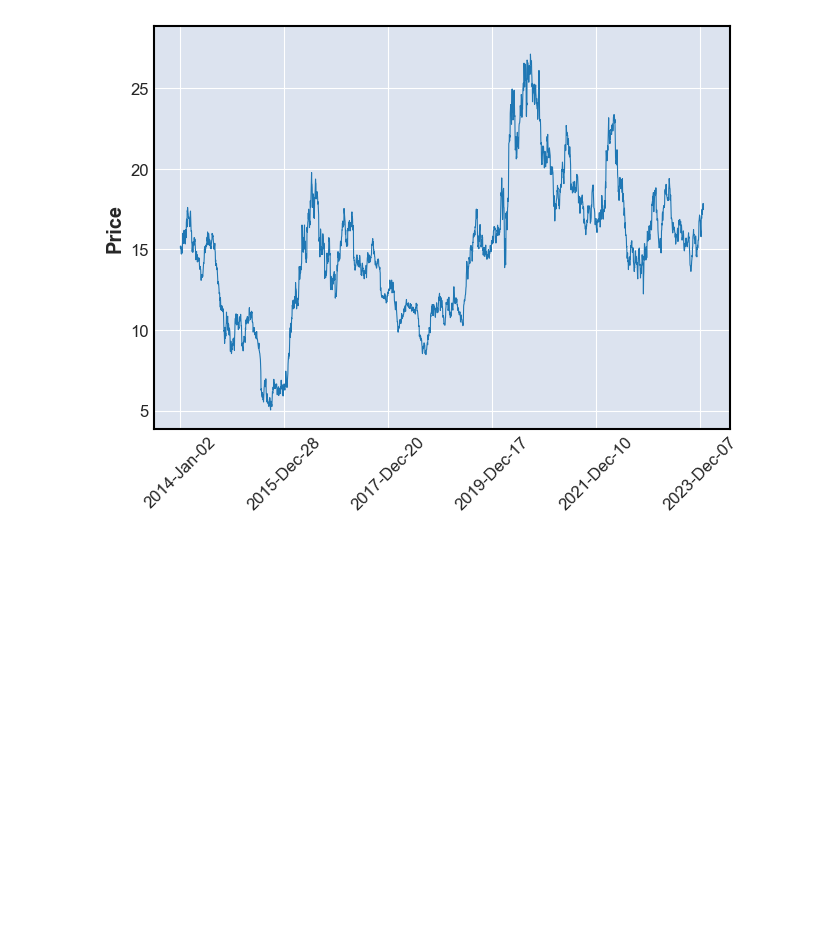
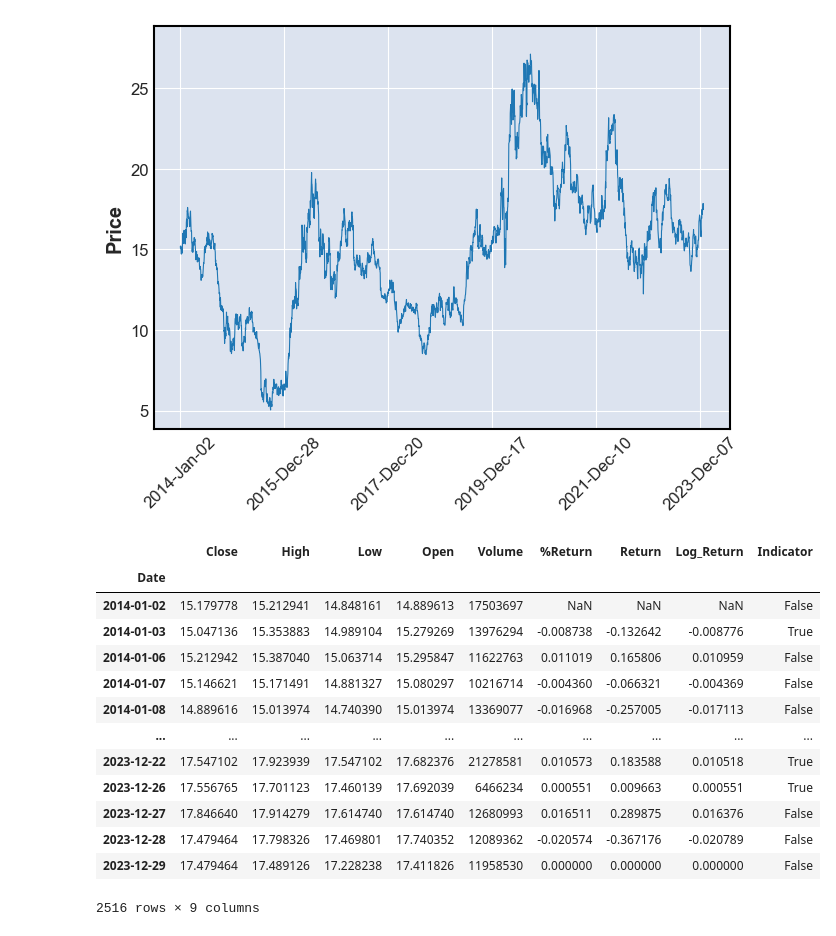
Before and after one commit to jaytai3336/test_backtesting, a Jupyter notebook: INVEST SOC QF QN2.ipynb, the cells around one changed output. Saved outputs shown, nothing was run; the diff lists cells and outputs as text; code cells hidden in the pictures; blank space fills up the shorter version.

```diff
--- a/INVEST SOC QF QN2.ipynb
+++ b/INVEST SOC QF QN2.ipynb
@@ -67,6 +71,23 @@ mpf.plot(gold, type='line')
 # %% [output]
 [figure]
 # %%
-# Return and Target classifier columns
-gold['Return'] = gold['Close'].pct_change() # diff between d0 and d-1
-gold['Target'] = (gold['Return'].shift(-1) > 0).astype(int) # tells the lm if the stock is going up or down
+gold['%Return'] = gold['Close'].pct_change()
+gold['Return'] = gold['Close'].diff()
+gold['Log_Return'] = np.log(gold['Close']).diff().dropna()
+gold['Indicator'] = (gold['Return'].shift(-1) > 0).astype(bool)
+gold
+# %% [output]
+|  | Close | High | Low | Open | Volume | %Return | Return | Log_Return | Indicator |
+| Date |  |  |  |  |  |  |  |  |  |
+| 2014-01-02 | 15.179778 | 15.212941 | 14.848161 | 14.889613 | 17503697 | NaN | NaN | NaN | False |
+| 2014-01-03 | 15.047136 | 15.353883 | 14.989104 | 15.279269 | 13976294 | -0.008738 | -0.132642 | -0.008776 | True |
+| 2014-01-06 | 15.212942 | 15.387040 | 15.063714 | 15.295847 | 11622763 | 0.011019 | 0.165806 | 0.010959 | False |
+| 2014-01-07 | 15.146621 | 15.171491 | 14.881327 | 15.080297 | 10216714 | -0.004360 | -0.066321 | -0.004369 | False |
+| 2014-01-08 | 14.889616 | 15.013974 | 14.740390 | 15.013974 | 13369077 | -0.016968 | -0.257005 | -0.017113 | False |
+| ... | ... | ... | ... | ... | ... | ... | ... | ... | ... |
+| 2023-12-22 | 17.547102 | 17.923939 | 17.547102 | 17.682376 | 21278581 | 0.010573 | 0.183588 | 0.010518 | True |
+| 2023-12-26 | 17.556765 | 17.701123 | 17.460139 | 17.692039 | 6466234 | 0.000551 | 0.009663 | 0.000551 | True |
+| 2023-12-27 | 17.846640 | 17.914279 | 17.614740 | 17.614740 | 12680993 | 0.016511 | 0.289875 | 0.016376 | False |
+| 2023-12-28 | 17.479464 | 17.798326 | 17.469801 | 17.740352 | 12089362 | -0.020574 | -0.367176 | -0.020789 | False |
+| 2023-12-29 | 17.479464 | 17.489126 | 17.228238 | 17.411826 | 11958530 | 0.000000 | 0.000000 | 0.000000 | False |
+2516 rows × 9 columns
```
Also changed, not shown: parts of 11 cells of this notebook, 1 other file.
